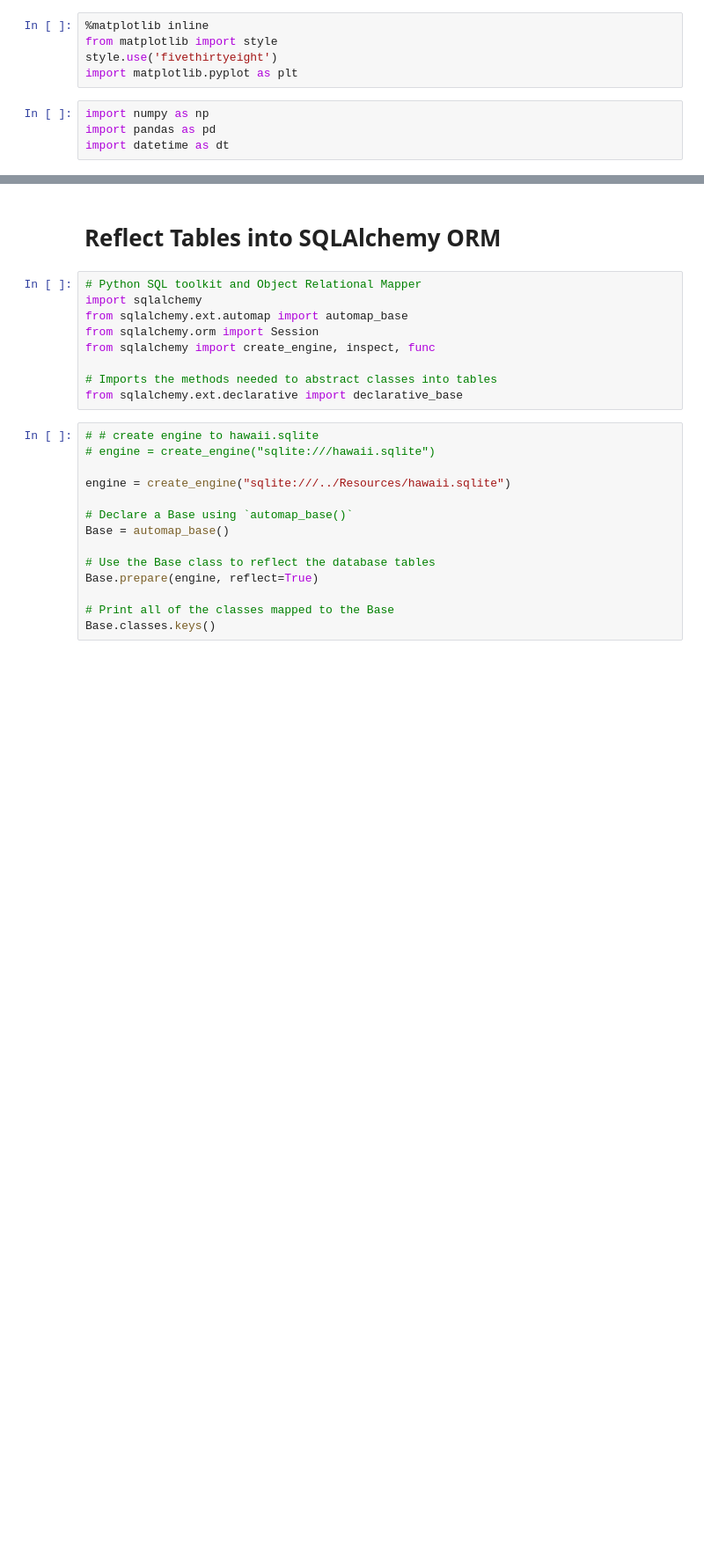
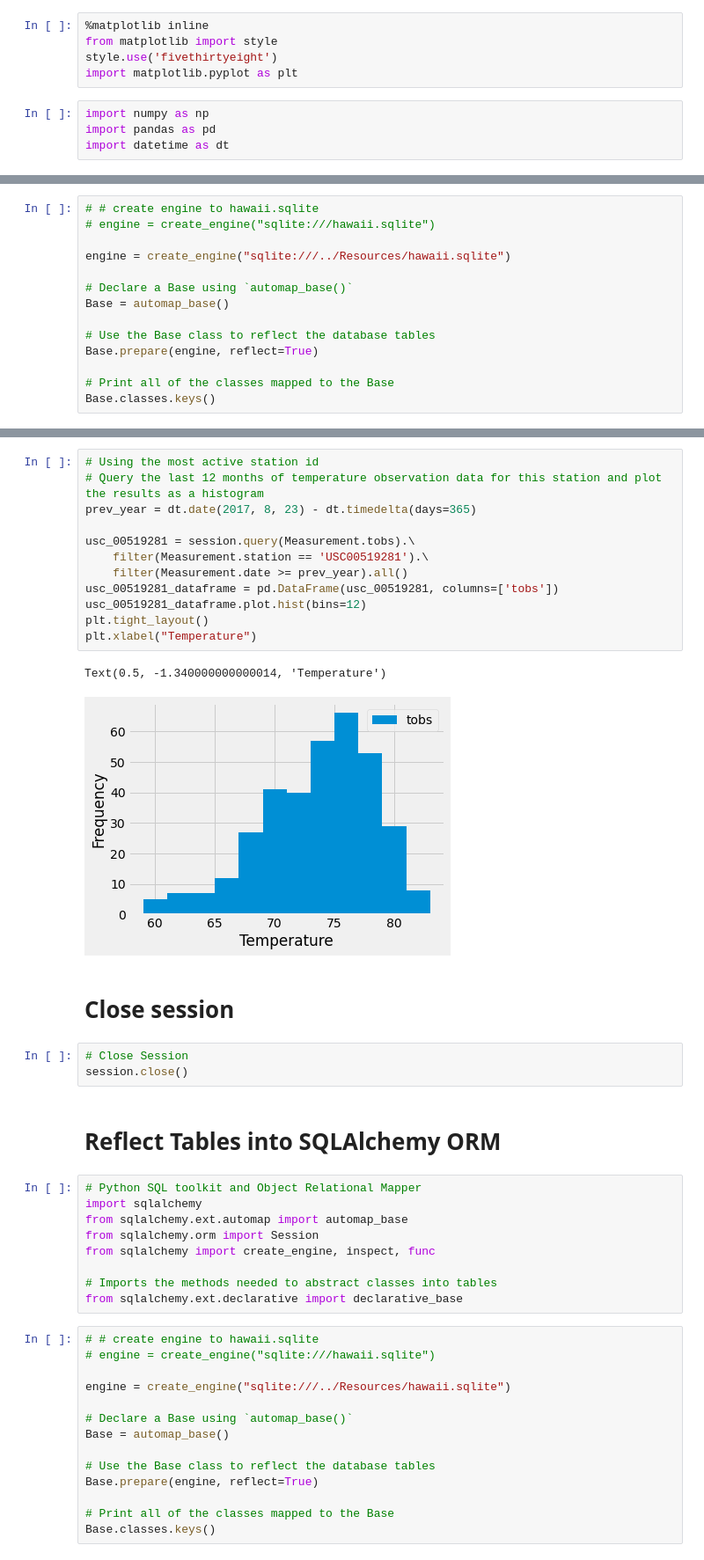
Before and after one commit to samuelroiz/Hawaii_Honu_Trip_Analysis, a Jupyter notebook: data/IPYNB/climate_starter.ipynb, the cells around one changed output, grey strips where cells are left out. Shown at 88% size. Cells and saved outputs as stored; diff of their text form; blank space fills up the shorter version.

```diff
--- a/data/IPYNB/climate_starter.ipynb
+++ b/data/IPYNB/climate_starter.ipynb
@@ -9,0 +31,14 @@ import datetime as dt
+# %%
+# # create engine to hawaii.sqlite
+# engine = create_engine("sqlite:///hawaii.sqlite")
+
+engine = create_engine("sqlite:///../Resources/hawaii.sqlite")
+
+# Declare a Base using `automap_base()`
+Base = automap_base()
+
+# Use the Base class to reflect the database tables
+Base.prepare(engine, reflect=True)
+
+# Print all of the classes mapped to the Base
+Base.classes.keys()
@@ -10,3 +427,23 @@ import datetime as dt
+# %%
+# Using the most active station id
+# Query the last 12 months of temperature observation data for this station and plot the results as a histogram
+prev_year = dt.date(2017, 8, 23) - dt.timedelta(days=365)
+
+usc_00519281 = session.query(Measurement.tobs).\
+    filter(Measurement.station == 'USC00519281').\
+    filter(Measurement.date >= prev_year).all()
+usc_00519281_dataframe = pd.DataFrame(usc_00519281, columns=['tobs'])
+usc_00519281_dataframe.plot.hist(bins=12)
+plt.tight_layout()
+plt.xlabel("Temperature")
+# %% [output]
+Text(0.5, -1.340000000000014, 'Temperature')
+[figure, added]
+# %% [markdown]
+# Close session
+# %%
+# Close Session
+session.close()
 # %% [markdown]
 # Reflect Tables into SQLAlchemy ORM
 # %%
```
Also changed, not shown: parts of 43 cells of this notebook.
